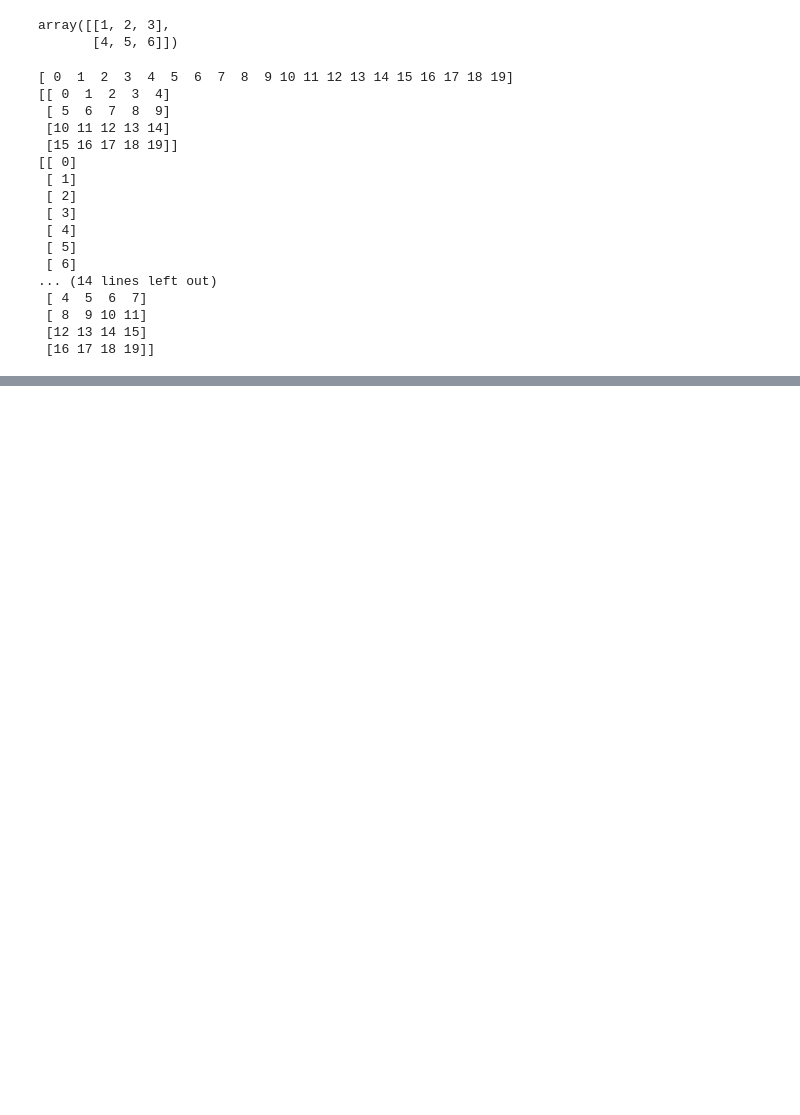
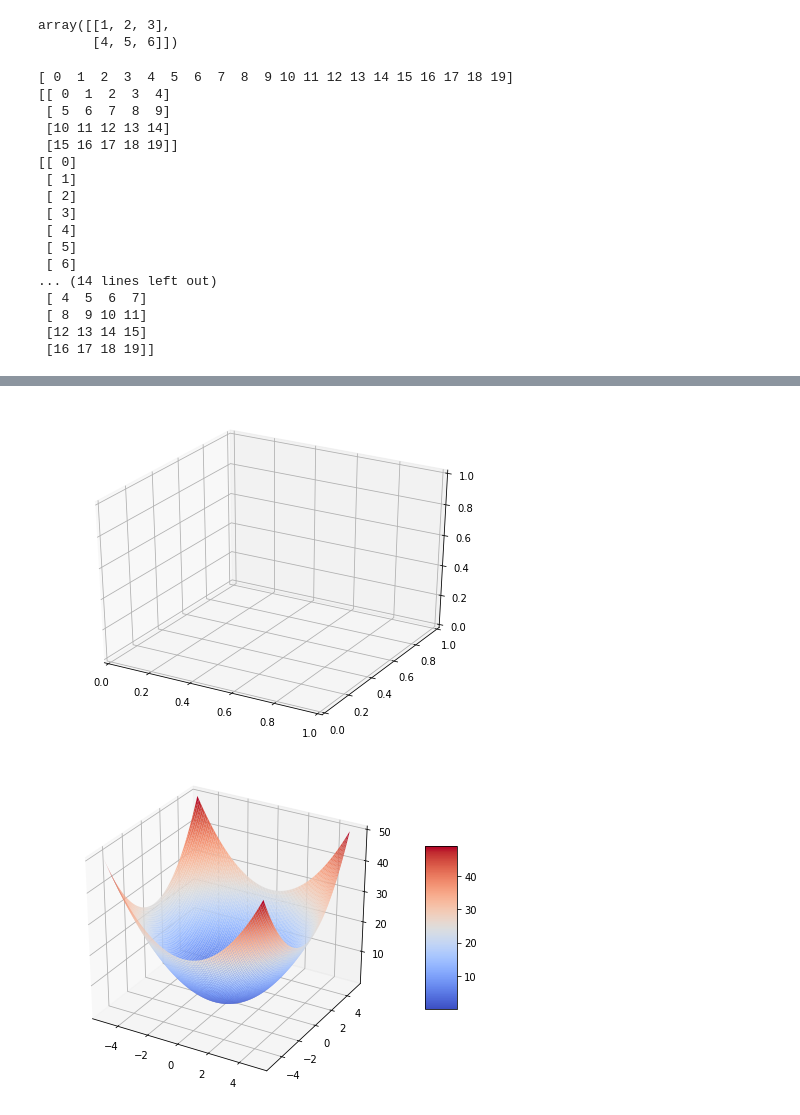
Before and after one commit to ymq2017/python_review, a Jupyter notebook: basic.ipynb, the cells around one changed output, grey strips where cells are left out. Saved outputs shown, nothing was run; the diff lists cells and outputs as text; code cells hidden in the pictures; blank space fills up the shorter version.

```diff
--- a/basic.ipynb
+++ b/basic.ipynb
@@ -329,0 +372,16 @@ print(b.size)
+# %%
+import numpy as np
+import matplotlib.pyplot as plt
+from matplotlib import cm
+from mpl_toolkits.mplot3d import Axes3D
+
+x,y = np.mgrid[-5:5:100j,-5:5:100j]
+z = x**2 + y**2
+fig = plt.figure(figsize=(8,6))
+ax = plt.axes(projection = '3d')
+surf = ax.plot_surface(x,y,z,rstride = 1, cmap = cm.coolwarm, cstride = 1, linewidth = 0)
+fig.colorbar(surf,shrink = 0.5,aspect=5)
+plt.show()
+# %% [output]
+[figure, added]
+[figure, added]
```
Also changed, not shown: parts of 12 cells of this notebook.
